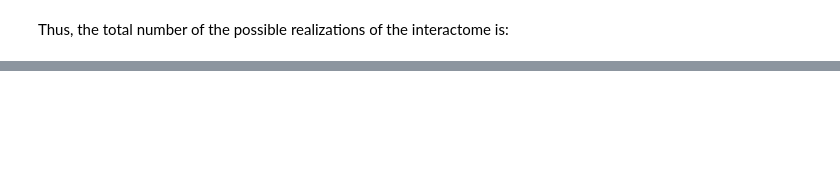
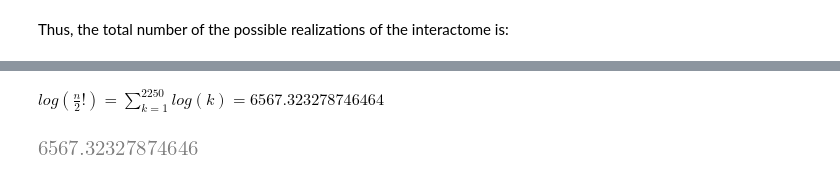
Before and after one commit to wittler-github/BioInformatics, a Jupyter notebook: Interactome/LevinthalsParadoxOfTheInteractome.ipynb, the cells around one changed output, grey strips where cells are left out. Cells and saved outputs as stored; diff of their text form; code cells hidden in the pictures; blank space fills up the shorter version.

```diff
--- a/Interactome/LevinthalsParadoxOfTheInteractome.ipynb
+++ b/Interactome/LevinthalsParadoxOfTheInteractome.ipynb
@@ -58,3 +82,15 @@ If n = 4500, then
+# %% [markdown]
+$log(\frac{n}{2}!) = \sum \limits _{k=1} ^{2250} log(k) = 6567.323278746464 $
+# %%
+n = 4500
+
+nh = 0
+for i in range(1, math.floor(n/2)+1):
+    #print(np.log10(i))
+    nh += np.log10(i)
+display(nh)
+# %% [output]
+[figure, added]
 # %%
 n = 4500
 #Ce = sp.factorial(2030/7)
```
Also changed, not shown: parts of 25 cells of this notebook.
